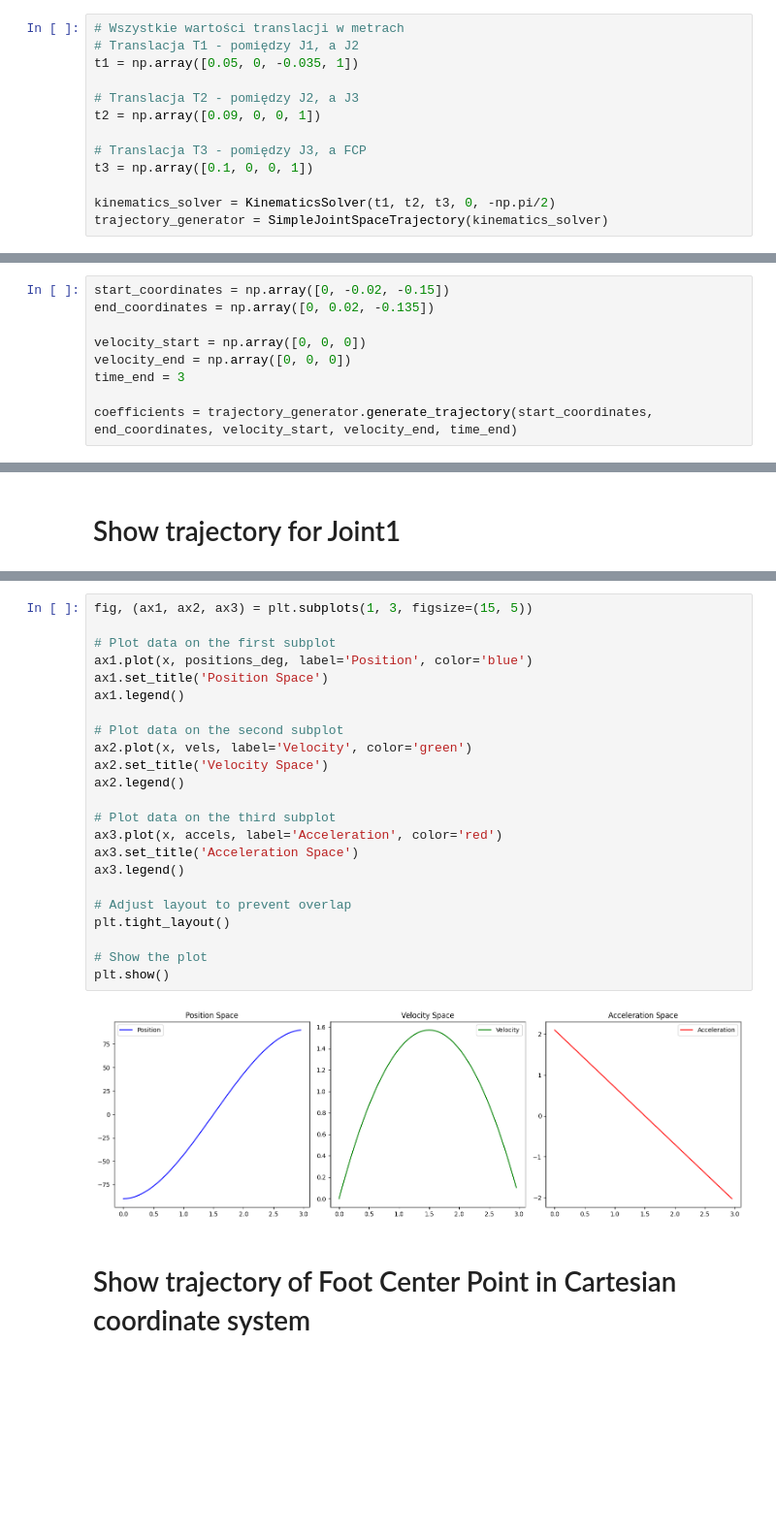
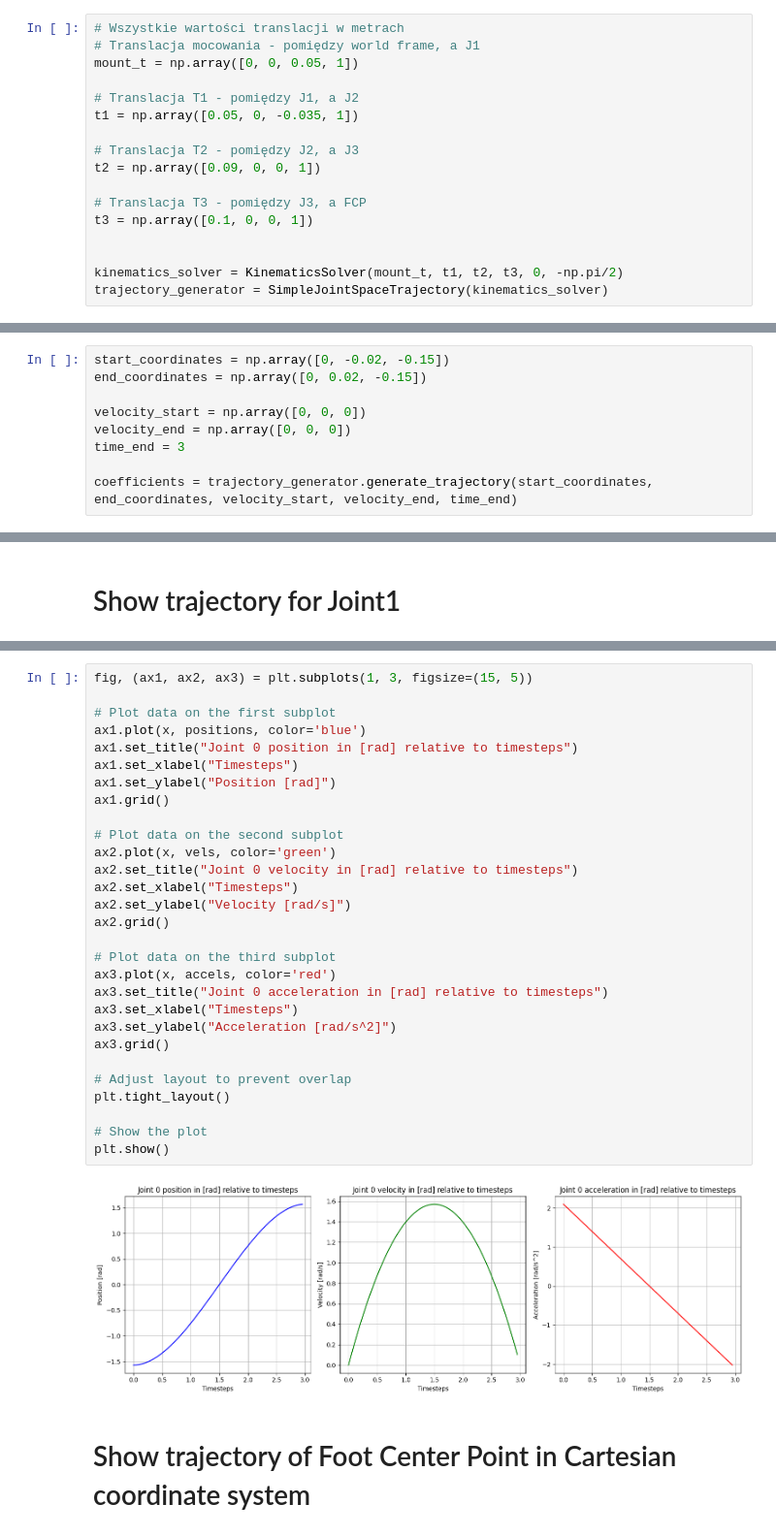
Before and after one commit to HexapodBionik/kinematics, a Jupyter notebook: joint_space_trajectory/joint_space_trajectory.ipynb, the cells around one changed output, grey strips where cells are left out. Shown: that part at 97% size. Cells and saved outputs as stored; diff of their text form; blank space fills up the shorter version.

```diff
--- a/joint_space_trajectory/joint_space_trajectory.ipynb
+++ b/joint_space_trajectory/joint_space_trajectory.ipynb
@@ -9,6 +9,9 @@ import matplotlib.pyplot as plt
 # Initialize solvers - kinematics and trajectory
 # %%
 # Wszystkie wartości translacji w metrach
+# Translacja mocowania - pomiędzy world frame, a J1
+mount_t = np.array([0, 0, 0.05, 1])
+
 # Translacja T1 - pomiędzy J1, a J2
 t1 = np.array([0.05, 0, -0.035, 1])
 
@@ -18,13 +21,14 @@ t2 = np.array([0.09, 0, 0, 1])
 # Translacja T3 - pomiędzy J3, a FCP
 t3 = np.array([0.1, 0, 0, 1])
 
-kinematics_solver = KinematicsSolver(t1, t2, t3, 0, -np.pi/2)
+
+kinematics_solver = KinematicsSolver(mount_t, t1, t2, t3, 0, -np.pi/2)
 trajectory_generator = SimpleJointSpaceTrajectory(kinematics_solver)
 # %% [markdown]
 # Generate trajectory
 # %%
 start_coordinates = np.array([0, -0.02, -0.15])
-end_coordinates = np.array([0, 0.02, -0.135])
+end_coordinates = np.array([0, 0.02, -0.15])
 
 velocity_start = np.array([0, 0, 0])
 velocity_end = np.array([0, 0, 0])
@@ -57,28 +58,34 @@ accels = j_accel[0](x)
 # %%
 fig, (ax1, ax2, ax3) = plt.subplots(1, 3, figsize=(15, 5))
 
 # Plot data on the first subplot
-ax1.plot(x, positions_deg, label='Position', color='blue')
-ax1.set_title('Position Space')
-ax1.legend()
+ax1.plot(x, positions, color='blue')
+ax1.set_title("Joint 0 position in [rad] relative to timesteps")
+ax1.set_xlabel("Timesteps")
+ax1.set_ylabel("Position [rad]")
+ax1.grid()
 
 # Plot data on the second subplot
-ax2.plot(x, vels, label='Velocity', color='green')
-ax2.set_title('Velocity Space')
-ax2.legend()
+ax2.plot(x, vels, color='green')
+ax2.set_title("Joint 0 velocity in [rad] relative to timesteps")
+ax2.set_xlabel("Timesteps")
+ax2.set_ylabel("Velocity [rad/s]")
+ax2.grid()
 
 # Plot data on the third subplot
-ax3.plot(x, accels, label='Acceleration', color='red')
-ax3.set_title('Acceleration Space')
-ax3.legend()
+ax3.plot(x, accels, color='red')
+ax3.set_title("Joint 0 acceleration in [rad] relative to timesteps")
+ax3.set_xlabel("Timesteps")
+ax3.set_ylabel("Acceleration [rad/s^2]")
+ax3.grid()
 
 # Adjust layout to prevent overlap
 plt.tight_layout()
 
 # Show the plot
 plt.show()
 # %% [output]
-[figure, old version]
+[figure, new version]
 # %% [markdown]
 # Show trajectory of Foot Center Point in Cartesian coordinate system
 # %%
```
Also changed, not shown: parts of 11 cells of this notebook, 2 other files.
